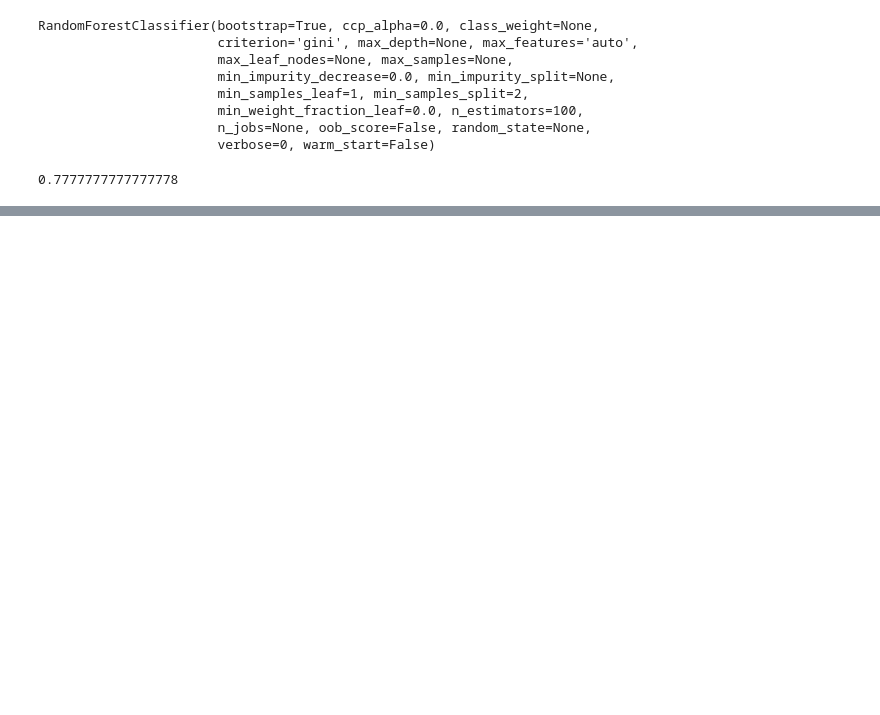
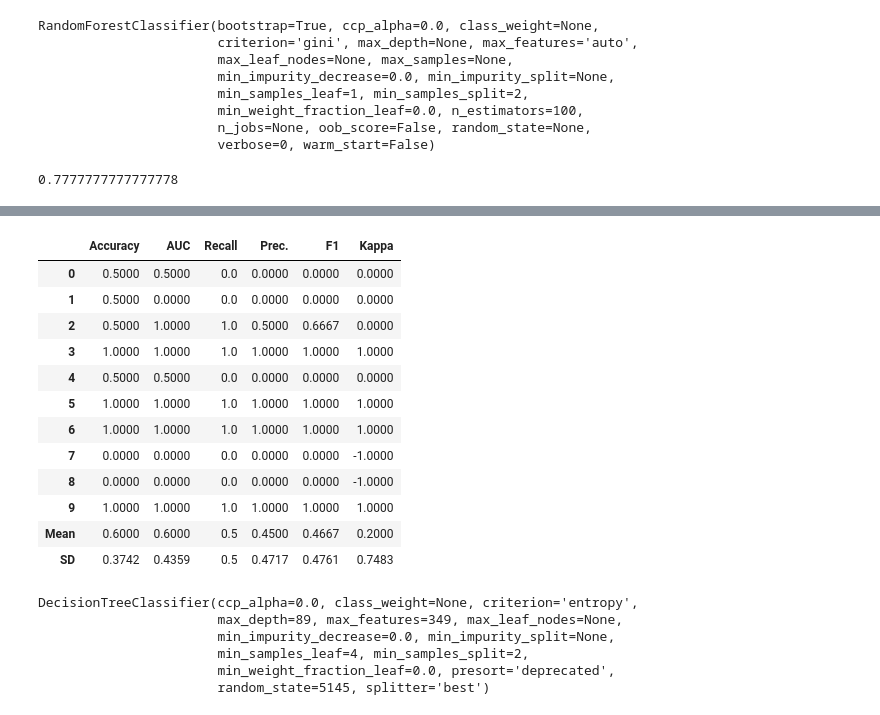
Before and after one commit to Nitinguptadu/Tsfresh, a Jupyter notebook: time series solution using tsfresh/Machine learning model.ipynb, the cells around one changed output, grey strips where cells are left out. Drawn from its saved outputs; the diff is of its cells as text; code cells hidden in the pictures; blank space fills up the shorter version.

```diff
--- a/time series solution using tsfresh/Machine learning model.ipynb
+++ b/time series solution using tsfresh/Machine learning model.ipynb
@@ -104,0 +219,28 @@ weighted avg       0.87      0.78      0.78         9
+# %%
+from pycaret.classification import *
+clf1 = setup(data = df, target = 'Target')
+# tuning LightGBM Model
+tuned_dt = tune_model('dt')
+# %% [output]
+|  | Accuracy | AUC | Recall | Prec. | F1 | Kappa |
+| 0 | 0.5000 | 0.5000 | 0.0 | 0.0000 | 0.0000 | 0.0000 |
+| 1 | 0.5000 | 0.0000 | 0.0 | 0.0000 | 0.0000 | 0.0000 |
+| 2 | 0.5000 | 1.0000 | 1.0 | 0.5000 | 0.6667 | 0.0000 |
+| 3 | 1.0000 | 1.0000 | 1.0 | 1.0000 | 1.0000 | 1.0000 |
+| 4 | 0.5000 | 0.5000 | 0.0 | 0.0000 | 0.0000 | 0.0000 |
+| 5 | 1.0000 | 1.0000 | 1.0 | 1.0000 | 1.0000 | 1.0000 |
+| 6 | 1.0000 | 1.0000 | 1.0 | 1.0000 | 1.0000 | 1.0000 |
+| 7 | 0.0000 | 0.0000 | 0.0 | 0.0000 | 0.0000 | -1.0000 |
+| 8 | 0.0000 | 0.0000 | 0.0 | 0.0000 | 0.0000 | -1.0000 |
+| 9 | 1.0000 | 1.0000 | 1.0 | 1.0000 | 1.0000 | 1.0000 |
+| Mean | 0.6000 | 0.6000 | 0.5 | 0.4500 | 0.4667 | 0.2000 |
+| SD | 0.3742 | 0.4359 | 0.5 | 0.4717 | 0.4761 | 0.7483 |
+# %%
+tuned_dt
+# %% [output]
+DecisionTreeClassifier(ccp_alpha=0.0, class_weight=None, criterion='entropy',
+                       max_depth=89, max_features=349, max_leaf_nodes=None,
+                       min_impurity_decrease=0.0, min_impurity_split=None,
+                       min_samples_leaf=4, min_samples_split=2,
+                       min_weight_fraction_leaf=0.0, presort='deprecated',
+                       random_state=5145, splitter='best')
```
Also changed, not shown: parts of 23 cells of this notebook.
